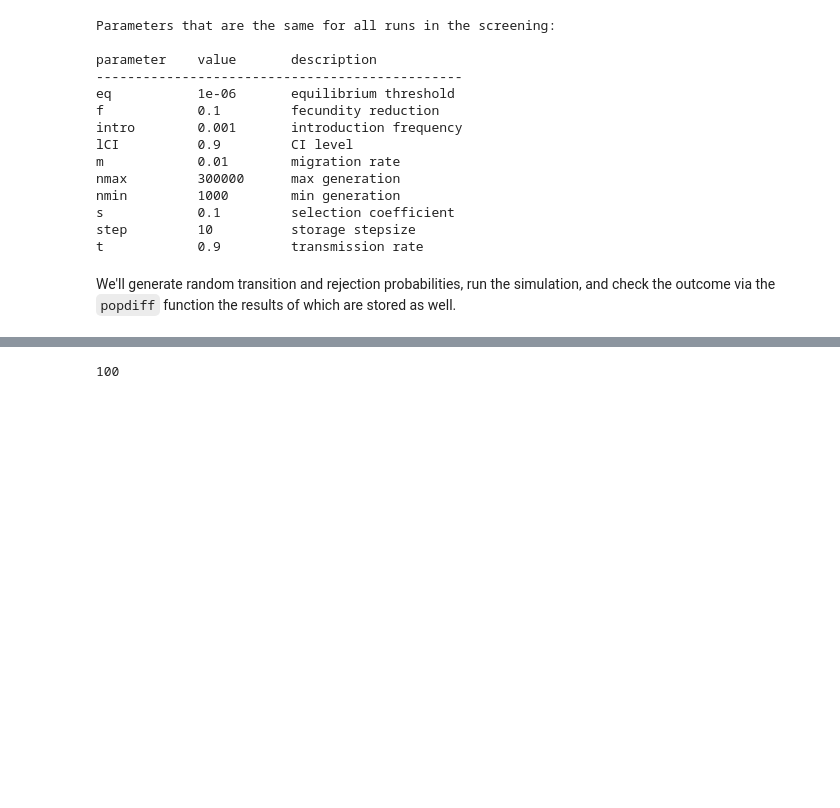
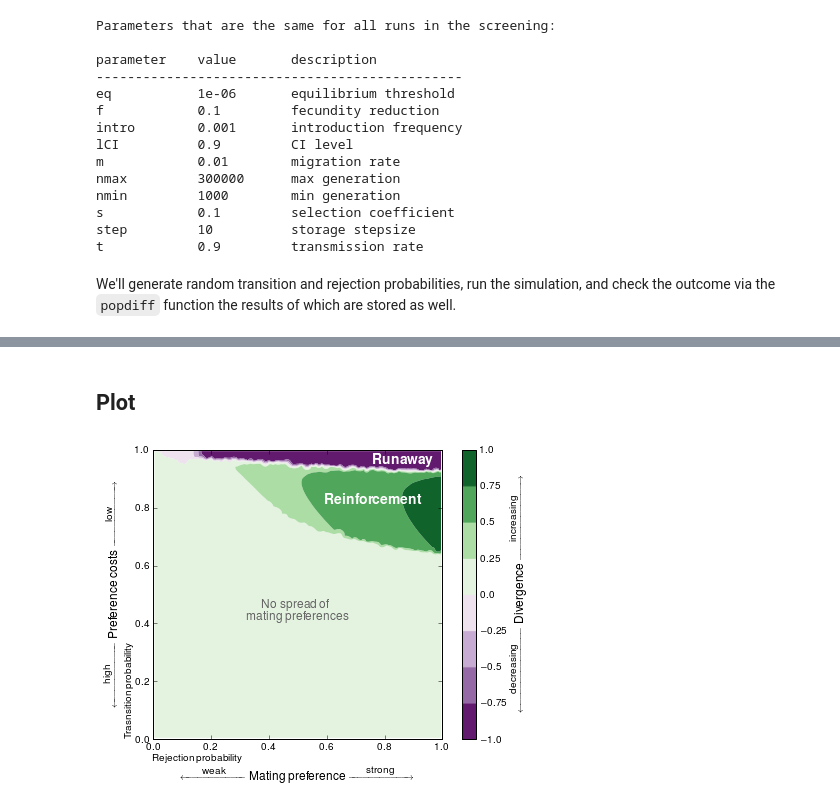
Before and after one commit to mattflor/wspec, a Jupyter notebook: notebooks/scenario_2_screening1.ipynb, the cells around one changed output, grey strips where cells are left out. Saved outputs shown, nothing was run; the diff lists cells and outputs as text; code cells hidden in the pictures; blank space fills up the shorter version.

Commit message:
better plots

```diff
--- a/notebooks/scenario_2_screening1.ipynb
+++ b/notebooks/scenario_2_screening1.ipynb
@@ -448,4 +408,76 @@ plt.ylabel('transition probability')
-# %%
-len(diffs)
-# %% [output]
-100
+# %% [markdown]
+## Plot
+# %%
+# set up figure environment:
+fig_width_pt = 500.0                    # Get this from LaTeX using \showthe\columnwidth
+inches_per_pt = 1.0/72.27               # Convert pt to inches
+fig_width = fig_width_pt*inches_per_pt  # width in inches
+fig_height =fig_width *0.75             # height in inches
+fig_size = [fig_width,fig_height]
+params = {'backend': 'ps',
+          'text.usetex': True,
+          'text.family': 'sans-serif',
+          'text.latex.preamble': [r"\usepackage{mathtools}"],
+          'axes.labelsize': 10,
+          'text.fontsize': 12,
+          'legend.fontsize': 10,
+          'xtick.labelsize': 10,
+          'ytick.labelsize': 10,
+          'figure.figsize': fig_size}
+plt.rcParams.update(params)
+ticks_font = font_manager.FontProperties(
+    family='Helvetica',
+    style='normal',
+    size=10,
+    weight='normal',
+    stretch='normal')
+
+# actual data:
+X = diffs[:,0]
+Y = diffs[:,1]
+Z = diffs[:,2]
+
+# generate griddata for contour plot:
+numspaces = int(math.sqrt(n))
+xi = linspace(0., 1., 200)
+yi = linspace(0., 1., 200)
+zi = griddata(X, Y, Z, xi, yi, interp='nn')
+
+figure(1, figsize=fig_size)
+cmap = plt.cm.PRGn
+cmap.set_bad('w',0.)
+# uncomment the following two lines in order to add contoor lines:
+#levels = [0., 0.05]
+#plt.contour(xi, yi, zi, levels, linewidths=0.5, colors='k')
+plt.contourf(xi, yi, zi, cmap=cmap, vmin=-1., vmax=1.)
+#plt.imshow(zi, extent=(0,1,0,1), cmap=cmap, origin='lower', vmin=-1., vmax=1., aspect='auto', interpolation='nearest')
+plt.clim(-1., 1.)
+plt.xlim(0, 1)
+plt.ylim(0, 1)
+ax = gca()
+ax.grid(False)
+ax.set_aspect(1.)
+ax.xaxis.labelpad = 17
+ax.yaxis.labelpad = 17
+ax.set_xticklabels(ax.get_xticks(), ticks_font)
+ax.set_yticklabels(ax.get_yticks(), ticks_font)
+
+# add a colorbar:
+cbar = plt.colorbar(ticks=[-1., -0.75, -0.5, -0.25, 0., 0.25, 0.5, 0.75, 1.])
+cax = cbar.ax
+cax.set_yticklabels(['--1.0', '--0.75', '--0.5', '--0.25', '0.0', '0.25', '0.5', '0.75', '1.0'])
+cax.set_ylabel(r'$\xleftarrow{\mathmakebox[8em]{\textstyle\text{decreasing}}}$ {\large Divergence} $\xrightarrow{\mathmakebox[8em]{\textstyle\text{increasing}}}$')
+plt.setp(cax.yaxis.get_ticklines(minor=False), markersize=0)
+
+plt.xlabel(r'$\xleftarrow{\mathmakebox[6em]{\textstyle\text{weak}}}$ {\large Mating preference} $\xrightarrow{\mathmakebox[6em]{\textstyle\text{strong}}}$',
+    multialignment='left')
+plt.ylabel(r'$\xleftarrow{\mathmakebox[6em]{\textstyle\text{high}}}$ {\large Preference costs} $\xrightarrow{\mathmakebox[6em]{\textstyle\text{low}}}$',
+    multialignment='center')
+plt.text(0.5, 0.4, r'No spread of\\mating preferences', color='0.4', size=12, ha='center', multialignment='center')
+plt.text(0.93, 0.81, r'\textbf{Reinforcement}', color='w', size=14, ha='right')
+plt.text(0.97, 0.985, r'\textbf{Runaway}', color='w', size=14, ha='right', va='top')
+plt.text(0., -0.05, r'Rejection probability', ha='left', va='top')
+plt.text(-0.1, 0., r'Trasnsition probability', ha='left', va='bottom', rotation='vertical')
+plt.savefig('/home/flor/Documents/Manuscripts/Runaways and reinforcement/Screening_costs_vs_preferencestrength.pdf')
+# %% [output]
+[figure, added]
```
Also changed, not shown: parts of 12 cells of this notebook, 5 other files.
